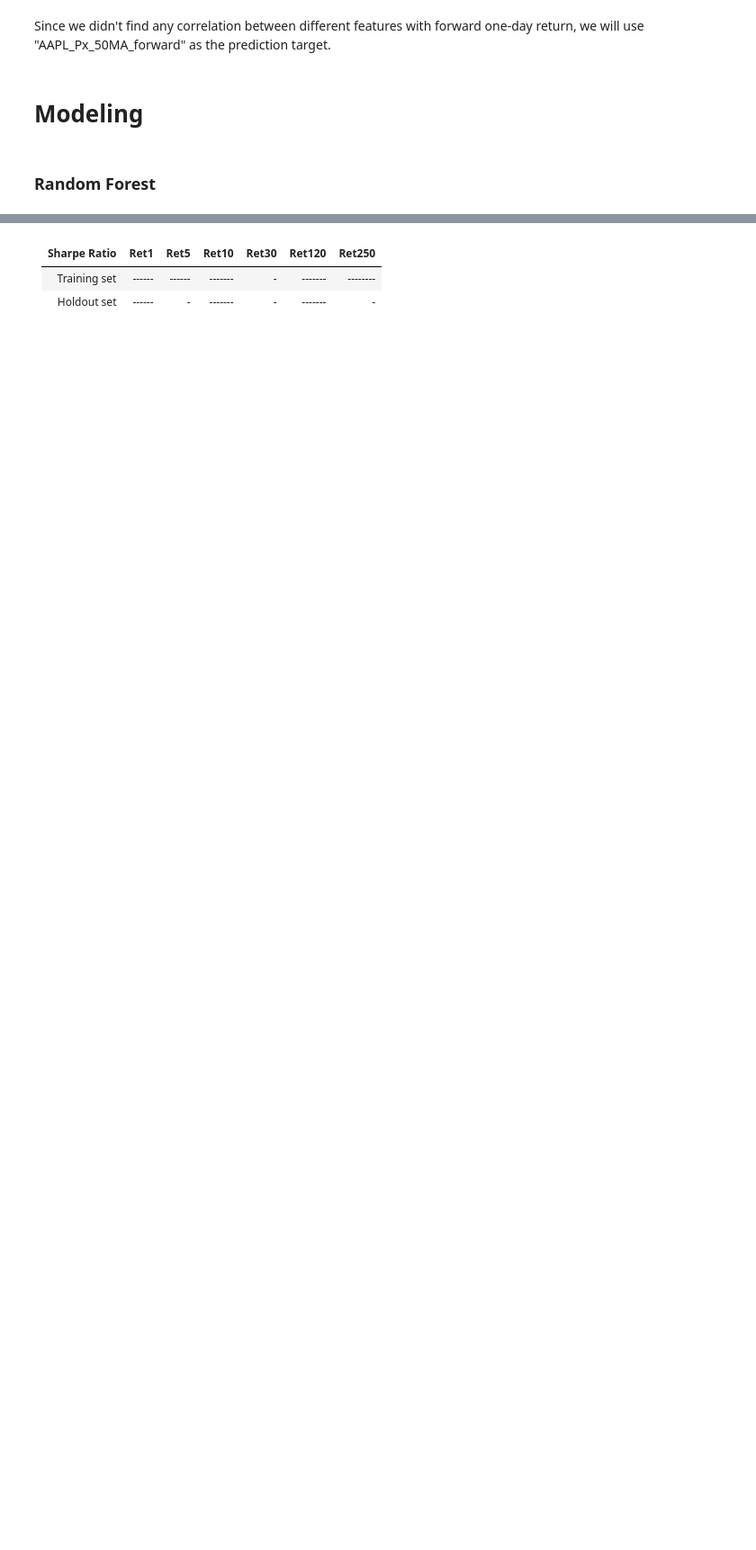
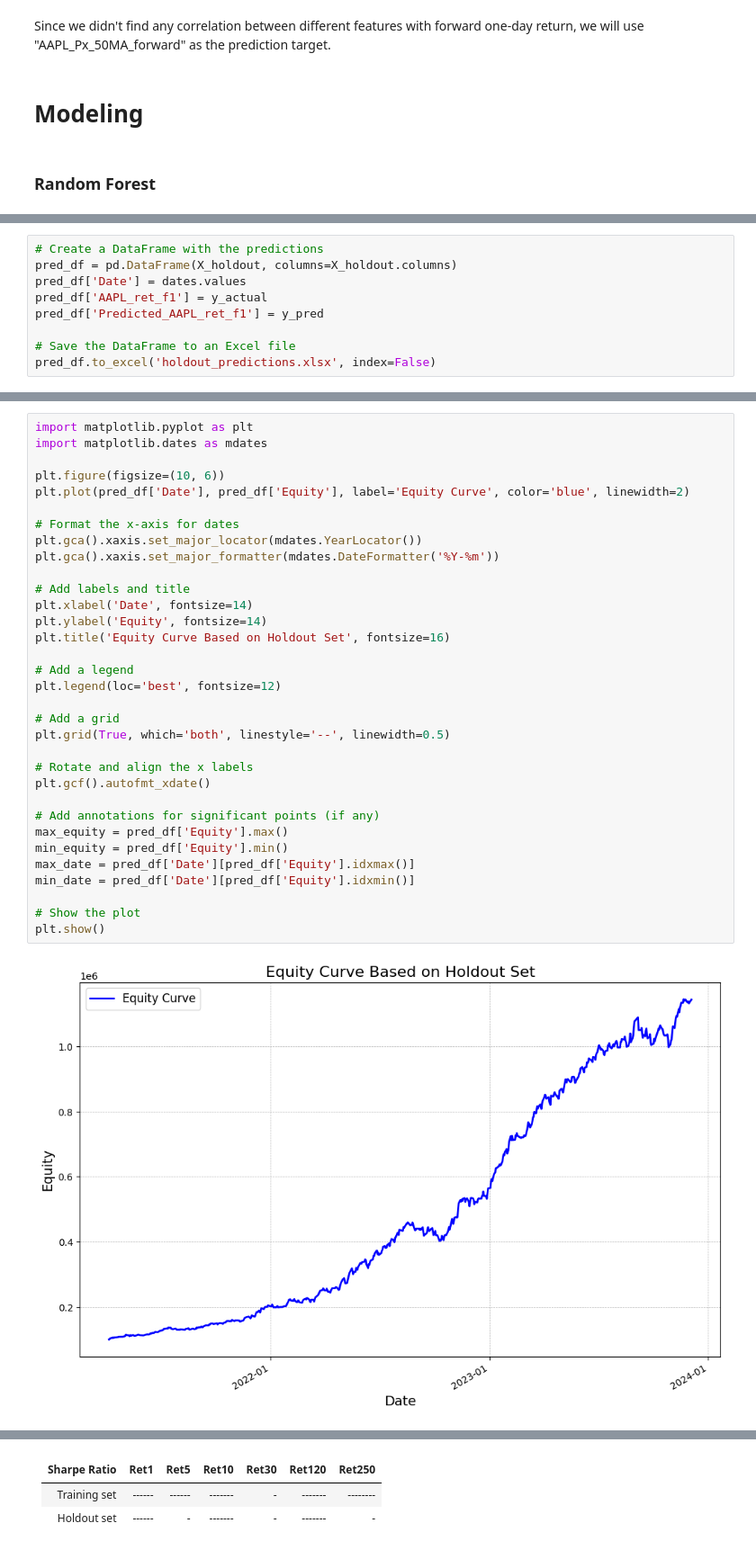
Before and after one commit to ShiweiHe0713/RegressionBased-ESG_Company_Trading, a Jupyter notebook: modeling.ipynb, the cells around one changed output, grey strips where cells are left out. Shown at 90% size. Drawn from its saved outputs; the diff is of its cells as text; blank space fills up the shorter version.

```diff
--- a/modeling.ipynb
+++ b/modeling.ipynb
@@ -211,0 +336,9 @@ df
+# %%
+# Create a DataFrame with the predictions
+pred_df = pd.DataFrame(X_holdout, columns=X_holdout.columns)
+pred_df['Date'] = dates.values
+pred_df['AAPL_ret_f1'] = y_actual
+pred_df['Predicted_AAPL_ret_f1'] = y_pred
+
+# Save the DataFrame to an Excel file
+pred_df.to_excel('holdout_predictions.xlsx', index=False)
@@ -212,2 +400,37 @@ df
+# %%
+import matplotlib.pyplot as plt
+import matplotlib.dates as mdates
+
+plt.figure(figsize=(10, 6))
+plt.plot(pred_df['Date'], pred_df['Equity'], label='Equity Curve', color='blue', linewidth=2)
+
+# Format the x-axis for dates
+plt.gca().xaxis.set_major_locator(mdates.YearLocator())
+plt.gca().xaxis.set_major_formatter(mdates.DateFormatter('%Y-%m'))
+
+# Add labels and title
+plt.xlabel('Date', fontsize=14)
+plt.ylabel('Equity', fontsize=14)
+plt.title('Equity Curve Based on Holdout Set', fontsize=16)
+
+# Add a legend
+plt.legend(loc='best', fontsize=12)
+
+# Add a grid
+plt.grid(True, which='both', linestyle='--', linewidth=0.5)
+
+# Rotate and align the x labels
+plt.gcf().autofmt_xdate()
+
+# Add annotations for significant points (if any)
+max_equity = pred_df['Equity'].max()
+min_equity = pred_df['Equity'].min()
+max_date = pred_df['Date'][pred_df['Equity'].idxmax()]
+min_date = pred_df['Date'][pred_df['Equity'].idxmin()]
+
+# Show the plot
+plt.show()
+# %% [output]
+[figure, added]
 # %% [markdown]
 ## Strategy performance measurement
```
Also changed, not shown: parts of 39 cells of this notebook, 5 other files.
